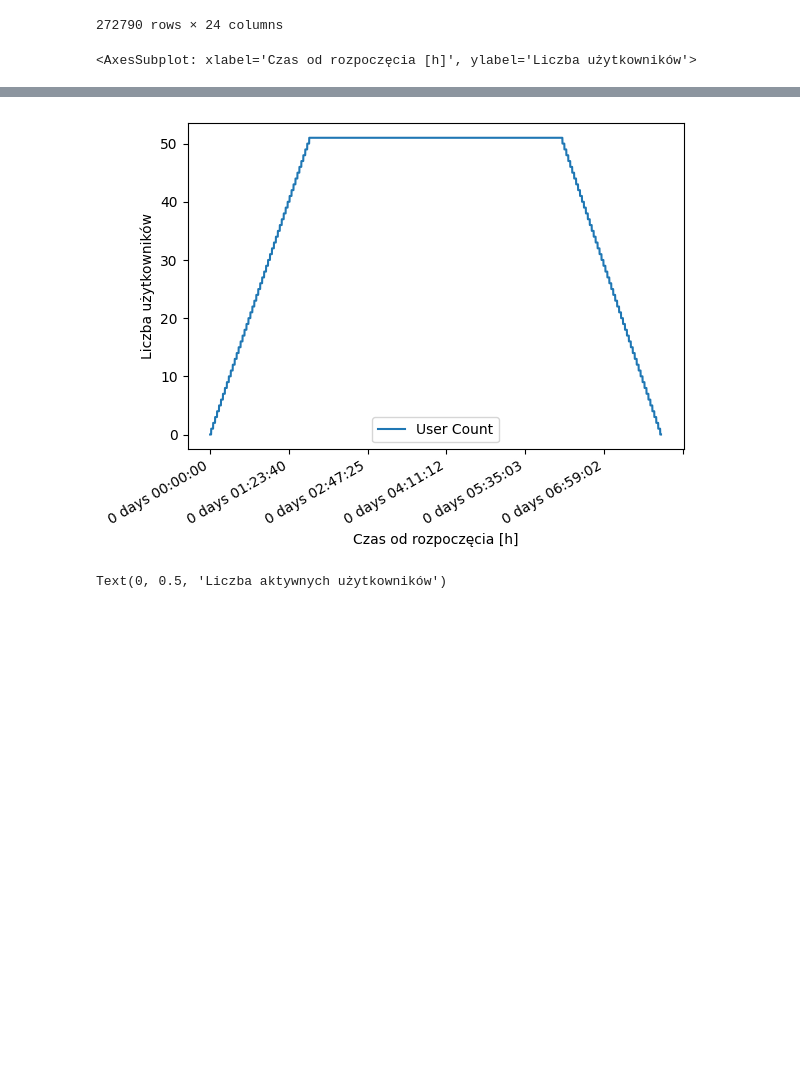
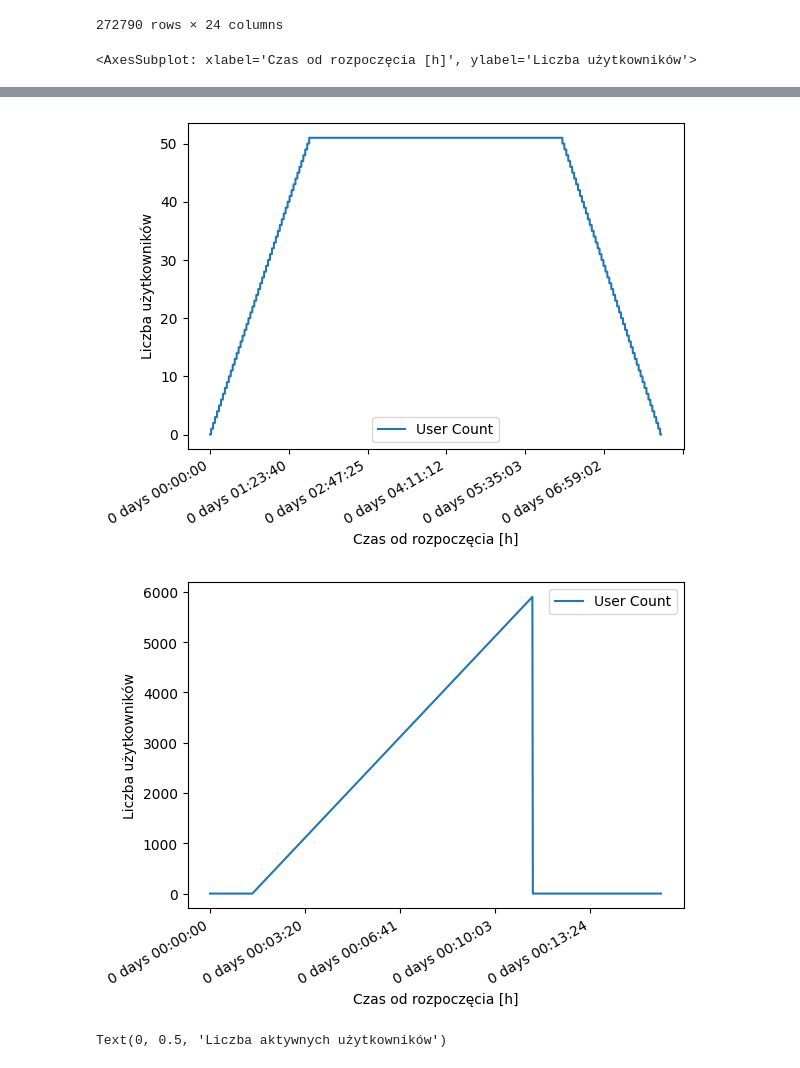
Before and after one commit to moreno-models/api, a Jupyter notebook: analysis/locust_steady.ipynb, the cells around one changed output, grey strips where cells are left out. Cells and saved outputs as stored; diff of their text form; code cells hidden in the pictures; blank space fills up the shorter version.

```diff
--- a/analysis/steady_locust.ipynb
+++ b/analysis/locust_steady.ipynb
@@ -45,10 +45,12 @@ selected_metric_desc = 'Mediana czasu odpowiedzi [ms]'
 # %%
 serverless[serverless.Name == 'Aggregated'].plot(x = 'Timestamp', y = 'User Count', xlabel='Czas od rozpoczęcia [h]', ylabel='Liczba użytkowników')
 ec2[ec2.Name == 'Aggregated'].plot(x = 'Timestamp', y = 'User Count', xlabel='Czas od rozpoczęcia [h]', ylabel='Liczba użytkowników')
+ec2_burst[ec2_burst.Name == 'Aggregated'].plot(x = 'Timestamp', y = 'User Count', xlabel='Czas od rozpoczęcia [h]', ylabel='Liczba użytkowników')
 # %% [output]
 <AxesSubplot: xlabel='Czas od rozpoczęcia [h]', ylabel='Liczba użytkowników'>
 [figure]
 [figure]
+[figure, added]
 # %%
 fig, ax = start_plot()
 
```
Also changed, not shown: parts of 5 cells of this notebook, 9 other files.
